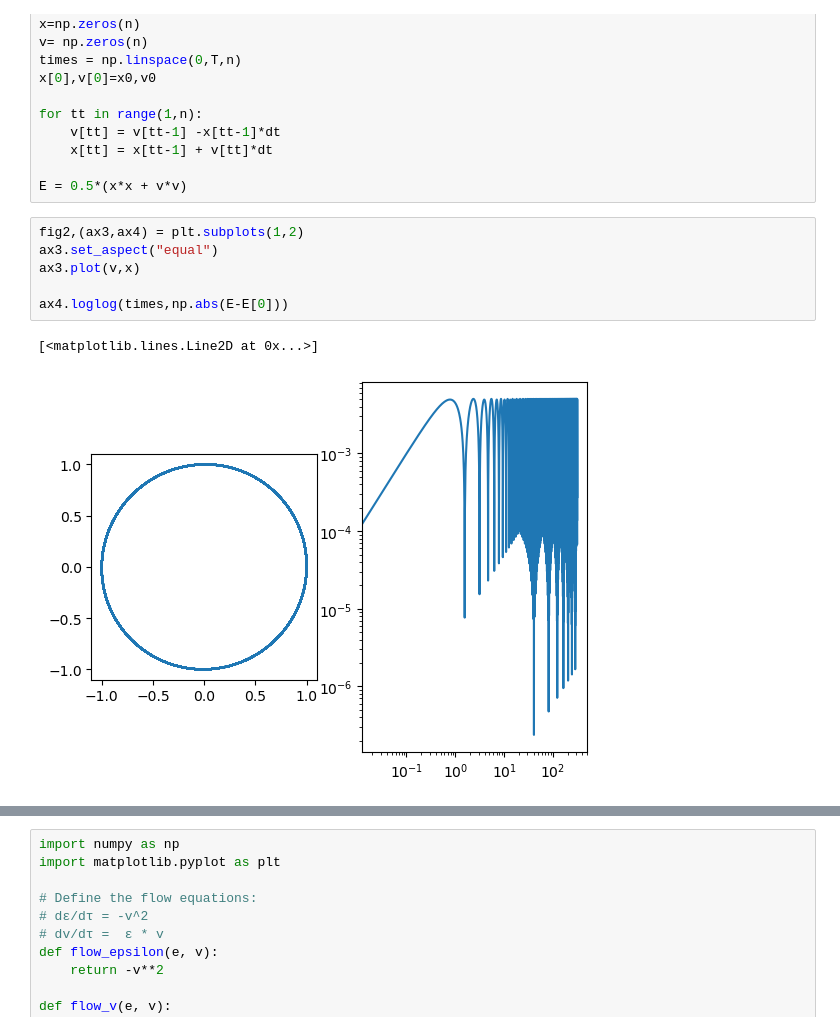
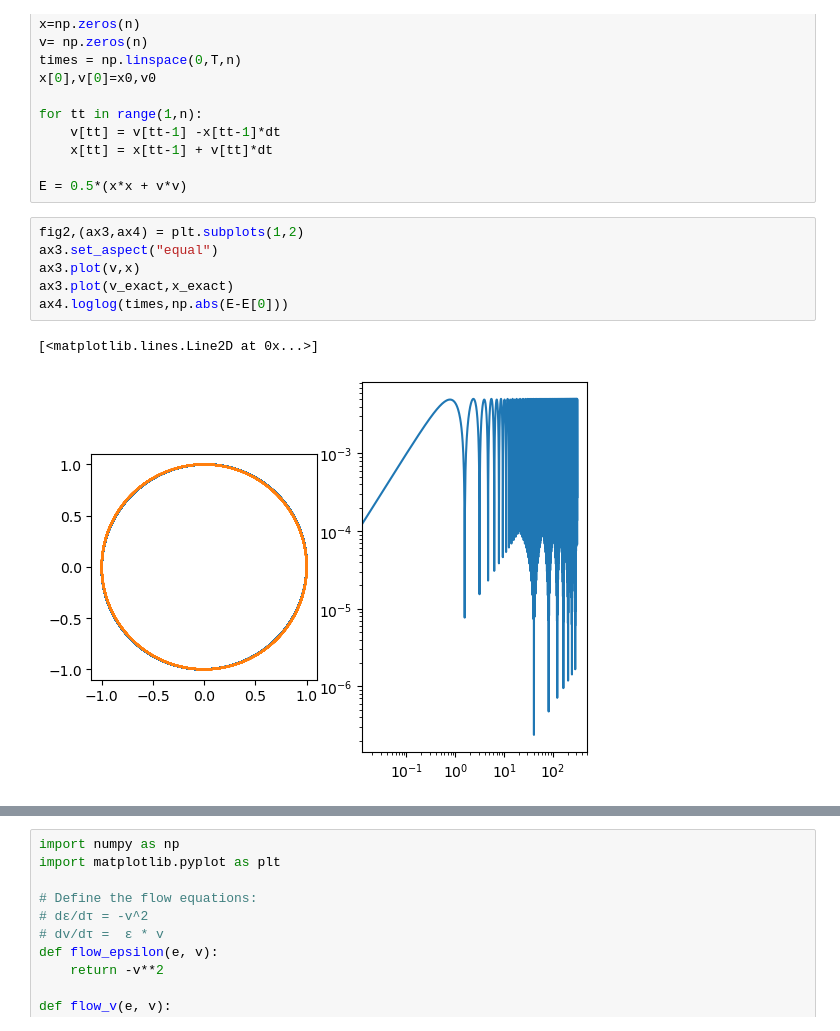
Before and after one commit to AnkanMan/Fields-in-Deformable-Surfaces, a Jupyter notebook: Practise.ipynb, the cells around one changed output, grey strips where cells are left out. Drawn from its saved outputs; the diff is of its cells as text.

```diff
--- a/Practise.ipynb
+++ b/Practise.ipynb
@@ -180,9 +180,9 @@ E = 0.5*(x*x + v*v)
 # %%
 fig2,(ax3,ax4) = plt.subplots(1,2)
 ax3.set_aspect("equal")
 ax3.plot(v,x)
-
+ax3.plot(v_exact,x_exact)
 ax4.loglog(times,np.abs(E-E[0]))
 # %% [output]
 [<matplotlib.lines.Line2D at 0x...>]
-[figure, old version]
+[figure, new version]
```
Also changed, not shown: parts of 5 cells of this notebook, 1 other file.
